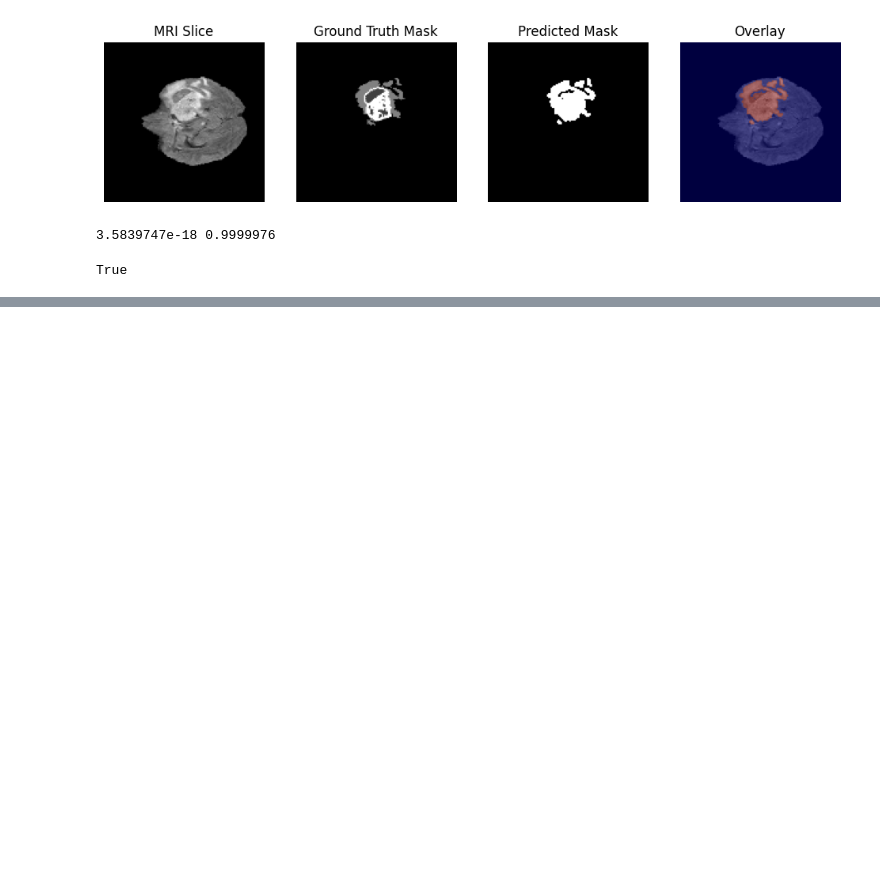
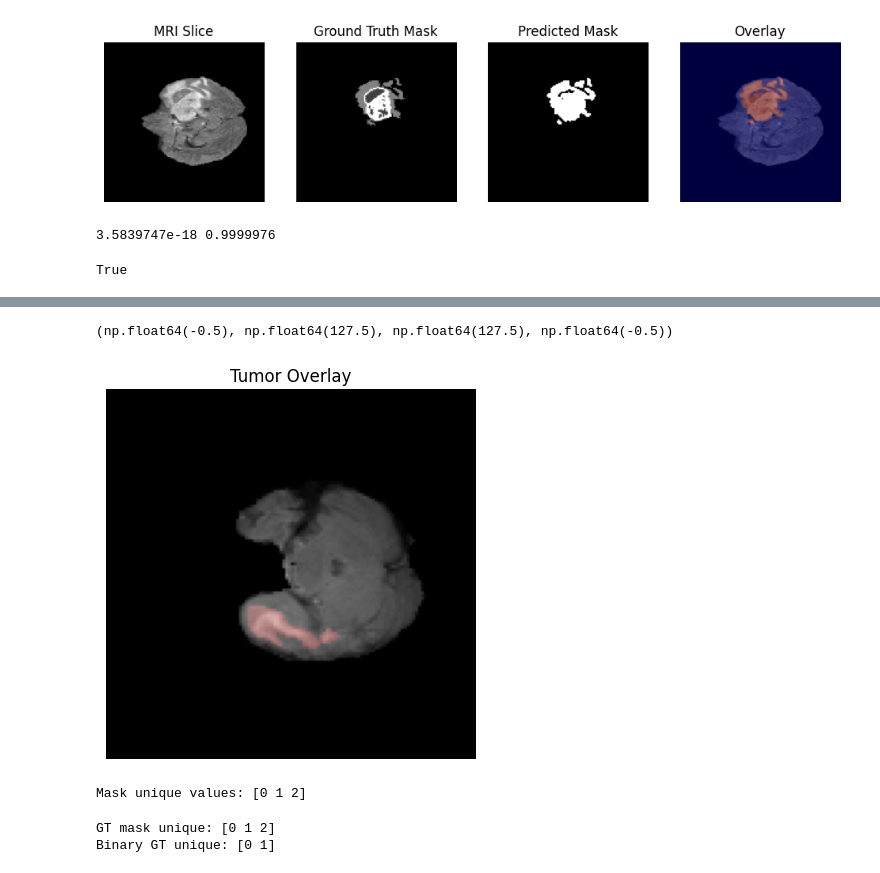
Before and after one commit to shaistamomin2004-arch/tumordetection.ipynb, a Jupyter notebook: tumordetection.ipynb, the cells around one changed output, grey strips where cells are left out. Drawn from its saved outputs; the diff is of its cells as text; code cells hidden in the pictures; blank space fills up the shorter version.

```diff
--- a/tumordetection.ipynb
+++ b/tumordetection.ipynb
@@ -1039,0 +1328,14 @@ True
+# %%
+## Prediction
+
+overlay_img = overlay_mask(img_resized, pred_binary)
+plt.imshow(overlay_img)
+plt.title("Tumor Overlay")
+plt.axis("off")
+# %% [output]
+(np.float64(-0.5), np.float64(127.5), np.float64(127.5), np.float64(-0.5))
+[figure, added]
+# %%
+print("Mask unique values:", np.unique(mask))
+# %% [output]
+Mask unique values: [0 1 2]
@@ -1039,0 +1344,6 @@ True
+# %%
+print("GT mask unique:", np.unique(mask_resized))
+print("Binary GT unique:", np.unique(mask_binary))
+# %% [output]
+GT mask unique: [0 1 2]
+Binary GT unique: [0 1]
```
Also changed, not shown: parts of 30 cells of this notebook.
